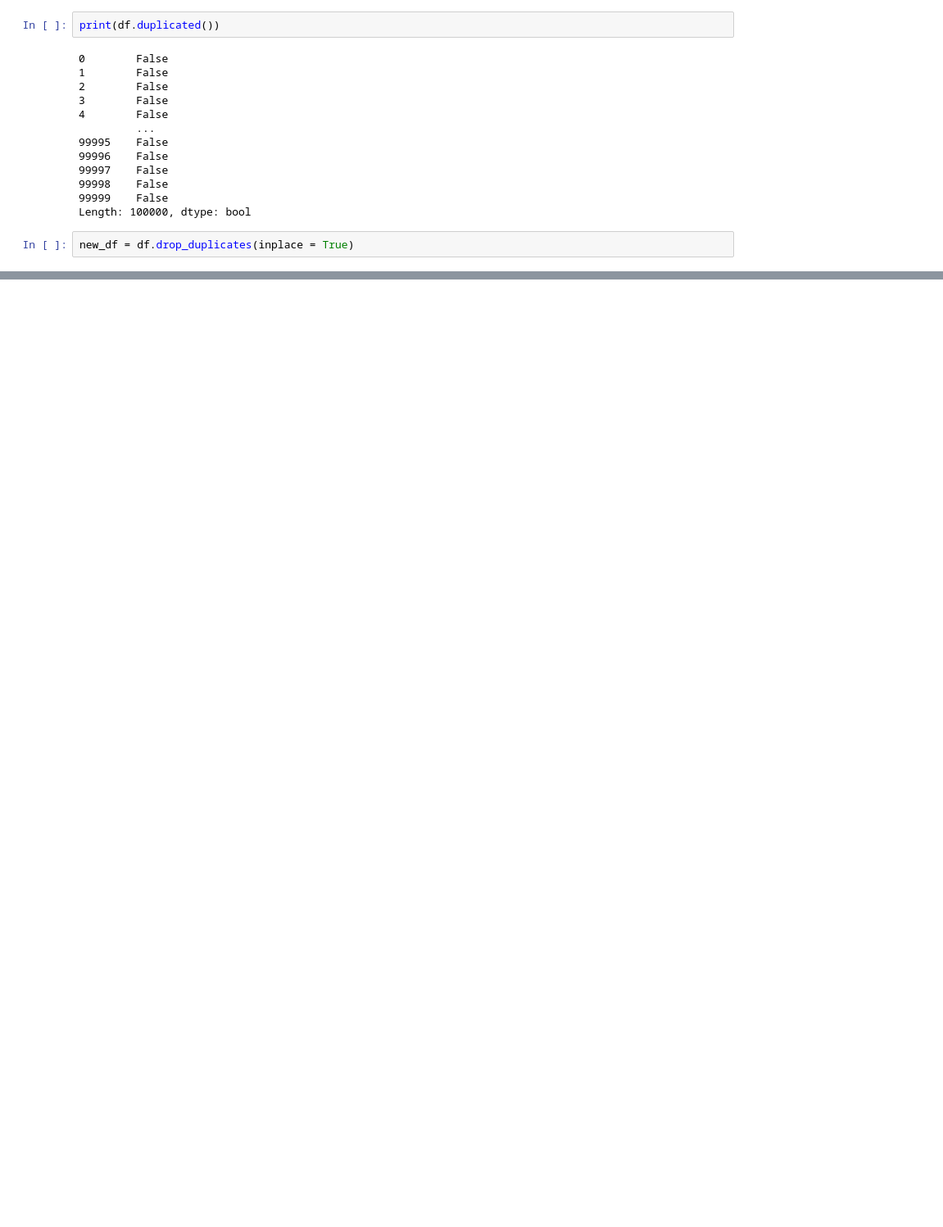
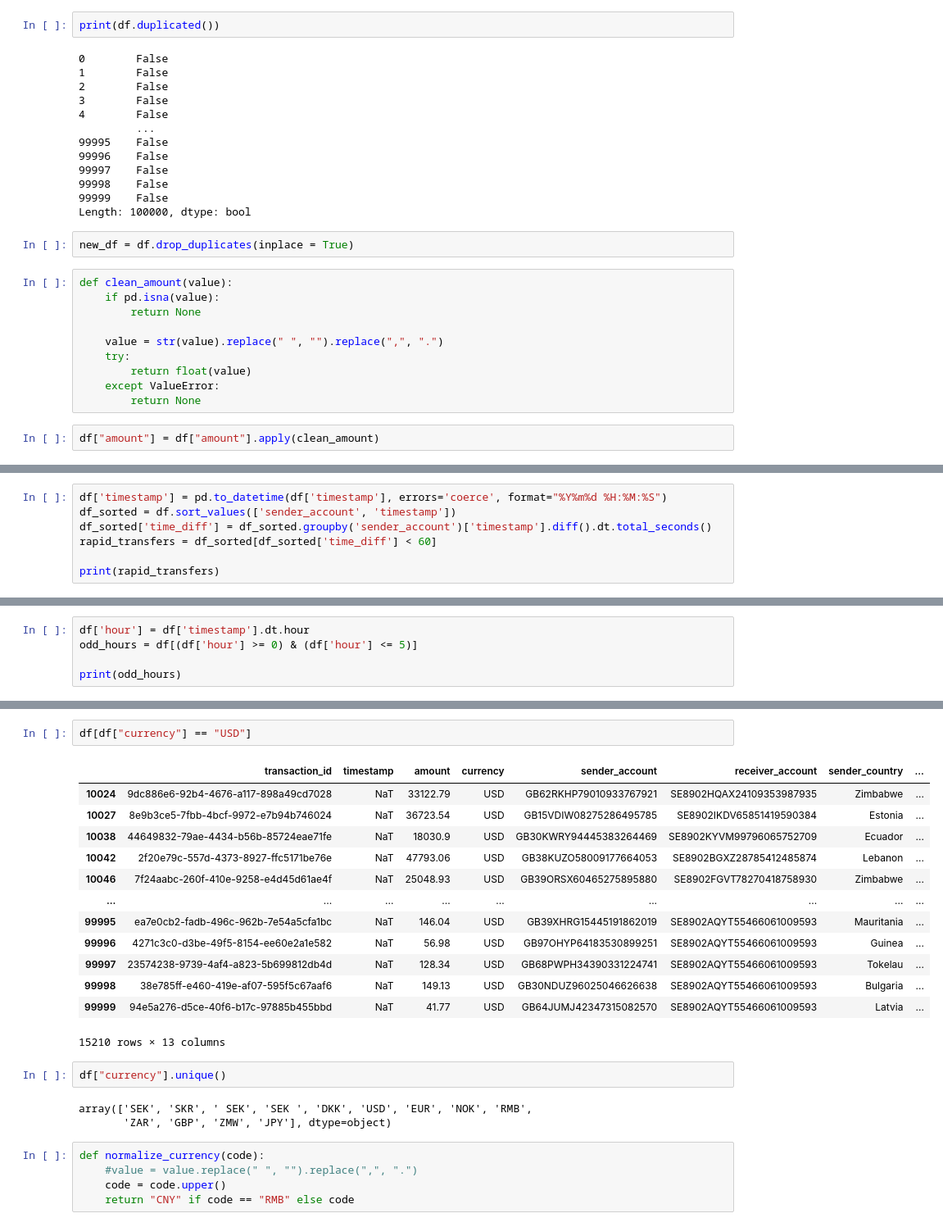
Before and after one commit to MakkanTV/Datakvalitet_project, a Jupyter notebook: transactions.ipynb, the cells around one changed output, grey strips where cells are left out. Shown at 82% size. Saved outputs shown, nothing was run; the diff lists cells and outputs as text; blank space fills up the shorter version.

```diff
--- a/transactions.ipynb
+++ b/transactions.ipynb
@@ -39,5 +39,16 @@ print(df.duplicated())
 Length: 100000, dtype: bool
 # %%
 new_df = df.drop_duplicates(inplace = True)
+# %%
+def clean_amount(value):
+    if pd.isna(value):
+        return None
+
+    value = str(value).replace(" ", "").replace(",", ".")
+    try:
+        return float(value)
+    except ValueError:
+        return None
 # %%
+df["amount"] = df["amount"].apply(clean_amount)
 # %% [output]
@@ -44,0 +61,7 @@ None
+# %%
+df['timestamp'] = pd.to_datetime(df['timestamp'], errors='coerce', format="%Y%m%d %H:%M:%S")
+df_sorted = df.sort_values(['sender_account', 'timestamp'])
+df_sorted['time_diff'] = df_sorted.groupby('sender_account')['timestamp'].diff().dt.total_seconds()
+rapid_transfers = df_sorted[df_sorted['time_diff'] < 60]
+
+print(rapid_transfers)
@@ -44,0 +72,5 @@ None
+# %%
+df['hour'] = df['timestamp'].dt.hour
+odd_hours = df[(df['hour'] >= 0) & (df['hour'] <= 5)]
+
+print(odd_hours)
@@ -44,0 +89,26 @@ None
+# %%
+df[df["currency"] == "USD"]
+# %% [output]
+|  | transaction_id | timestamp | amount | currency | sender_account | receiver_account | sender_country | ... |
+| 10024 | 9dc886e6-92b4-4676-a117-898a49cd7028 | NaT | 33122.79 | USD | GB62RKHP79010933767921 | SE8902HQAX24109353987935 | Zimbabwe | ... |
+| 10027 | 8e9b3ce5-7fbb-4bcf-9972-e7b94b746024 | NaT | 36723.54 | USD | GB15VDIW08275286495785 | SE8902IKDV65851419590384 | Estonia | ... |
+| 10038 | 44649832-79ae-4434-b56b-85724eae71fe | NaT | 18030.9 | USD | GB30KWRY94445383264469 | SE8902KYVM99796065752709 | Ecuador | ... |
+| 10042 | 2f20e79c-557d-4373-8927-ffc5171be76e | NaT | 47793.06 | USD | GB38KUZO58009177664053 | SE8902BGXZ28785412485874 | Lebanon | ... |
+| 10046 | 7f24aabc-260f-410e-9258-e4d45d61ae4f | NaT | 25048.93 | USD | GB39ORSX60465275895880 | SE8902FGVT78270418758930 | Zimbabwe | ... |
+| ... | ... | ... | ... | ... | ... | ... | ... | ... |
+| 99995 | ea7e0cb2-fadb-496c-962b-7e54a5cfa1bc | NaT | 146.04 | USD | GB39XHRG15445191862019 | SE8902AQYT55466061009593 | Mauritania | ... |
+| 99996 | 4271c3c0-d3be-49f5-8154-ee60e2a1e582 | NaT | 56.98 | USD | GB97OHYP64183530899251 | SE8902AQYT55466061009593 | Guinea | ... |
+| 99997 | 23574238-9739-4af4-a823-5b699812db4d | NaT | 128.34 | USD | GB68PWPH34390331224741 | SE8902AQYT55466061009593 | Tokelau | ... |
+| 99998 | 38e785ff-e460-419e-af07-595f5c67aaf6 | NaT | 149.13 | USD | GB30NDUZ96025046626638 | SE8902AQYT55466061009593 | Bulgaria | ... |
+| 99999 | 94e5a276-d5ce-40f6-b17c-97885b455bbd | NaT | 41.77 | USD | GB64JUMJ42347315082570 | SE8902AQYT55466061009593 | Latvia | ... |
+15210 rows × 13 columns
+# %%
+df["currency"].unique()
+# %% [output]
+array(['SEK', 'SKR', ' SEK', 'SEK ', 'DKK', 'USD', 'EUR', 'NOK', 'RMB',
+       'ZAR', 'GBP', 'ZMW', 'JPY'], dtype=object)
+# %%
+def normalize_currency(code):
+    #value = value.replace(" ", "").replace(",", ".")
+    code = code.upper()
+    return "CNY" if code == "RMB" else code
```
Also changed, not shown: parts of 9 cells of this notebook, 4 other files.
